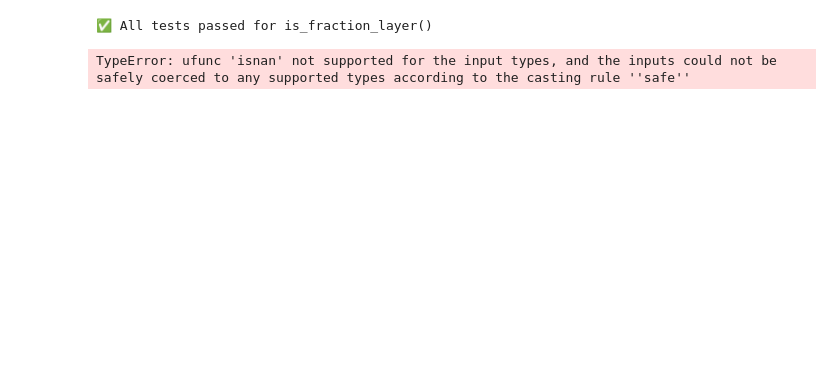
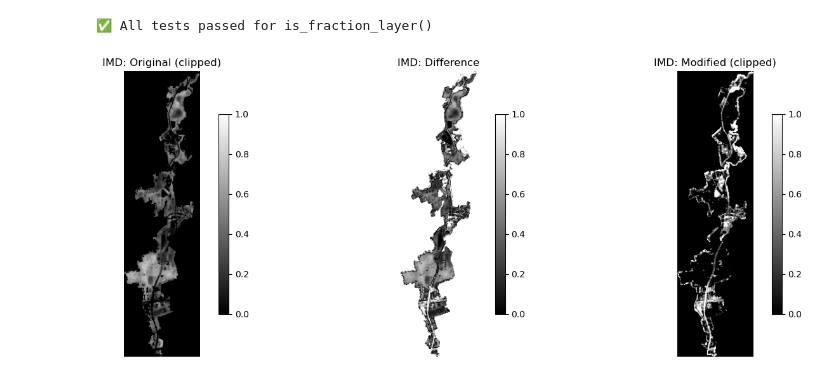
Before and after one commit to AmirDonyadide/LayerAlterator, a Jupyter notebook: test_functions.ipynb, the cells around one changed output. Cells and saved outputs as stored; diff of their text form; code cells hidden in the pictures; blank space fills up the shorter version.

```diff
--- a/test_functions.ipynb
+++ b/test_functions.ipynb
@@ -412,41 +412,50 @@ test_is_fraction_layer()
 # %% [output]
 ✅ All tests passed for is_fraction_layer()
 # %%
-# Function 6:apply_pct_ucp
+# Function 7:apply_pct_ucp
 
 # --- Paths ---
-vector_path = "test_data/fun_6/test_mask.geojson"
-raster_path = "test_data/fun_6/ucps/IMD.tif"
-output_path = "test_data/fun_6/output/IMD_pct.tif"
+vector_path = "test_data/fun_7/vector_pct.geojson"
+raster_path = "test_data/fun_7/ucps/TCH.tif"
+output_path = "test_data/fun_7/output/TCH_pct.tif"
 
-# --- Load vector ---
+# --- Load Vector and Calculate Bounds for Cropping ---
 gdf = gpd.read_file(vector_path)
+bounds_geom = [g.__geo_interface__ for g in gdf.geometry]
 
-# --- Run function ---
-apply_pct_ucp(
-    gdf=gdf,
-    raster_path=raster_path,
-    attr_name="IMD",
-    rule_type="pct",
-    output_path=output_path
-)
+# --- Load and Clip Rasters ---
+def load_and_clip(path, shapes):
+    with rasterio.open(path) as src:
+        clipped, _ = mask(src, shapes=shapes, crop=True)
+    return clipped[0]
 
-# --- Visual check ---
-def show_raster(path, title):
-    with rasterio.open(path) as src:
-        arr = src.read(1)
-        plt.imshow(arr, cmap="gray", vmin=0, vmax=1)
-        plt.colorbar()
-        plt.title(title)
-        plt.show()
-        return arr
+# Load clipped arrays
+original = load_and_clip(raster_path, bounds_geom)
+modified = load_and_clip(output_path, bounds_geom)
+difference = np.abs(modified - original)
 
-print("Original raster:")
-_ = show_raster(raster_path, "Original IMD")
+# --- Plotting ---
+fig, axes = plt.subplots(1, 3, figsize=(15, 5))  # Horizontal layout
 
-print("Modified raster:")
-result = show_raster(output_path, "Modified IMD_pct")
+# Original
+im0 = axes[0].imshow(original, cmap="gray", vmin=0, vmax=1)
+axes[0].set_title("IMD: Original (clipped)")
+fig.colorbar(im0, ax=axes[0], shrink=0.7)
 
-print("Unique values after processing:", np.unique(result))
+# Modified
+im1 = axes[2].imshow(modified, cmap="gray", vmin=0, vmax=1)
+axes[2].set_title("IMD: Modified (clipped)")
+fig.colorbar(im1, ax=axes[1], shrink=0.7)
+
+# Difference
+im2 = axes[1].imshow(difference, cmap="gray", vmin=0, vmax=1)
+axes[1].set_title("IMD: Difference")
+fig.colorbar(im2, ax=axes[2], shrink=0.7)
+
+for ax in axes:
+    ax.axis("off")
+
+plt.tight_layout()
+plt.show()
 # %% [output]
-TypeError: ufunc 'isnan' not supported for the input types, and the inputs could not be safely coerced to any supported types according to the casting rule ''safe''
+[figure, added]
```
Also changed, not shown: parts of 4 cells of this notebook, 48 other files.
